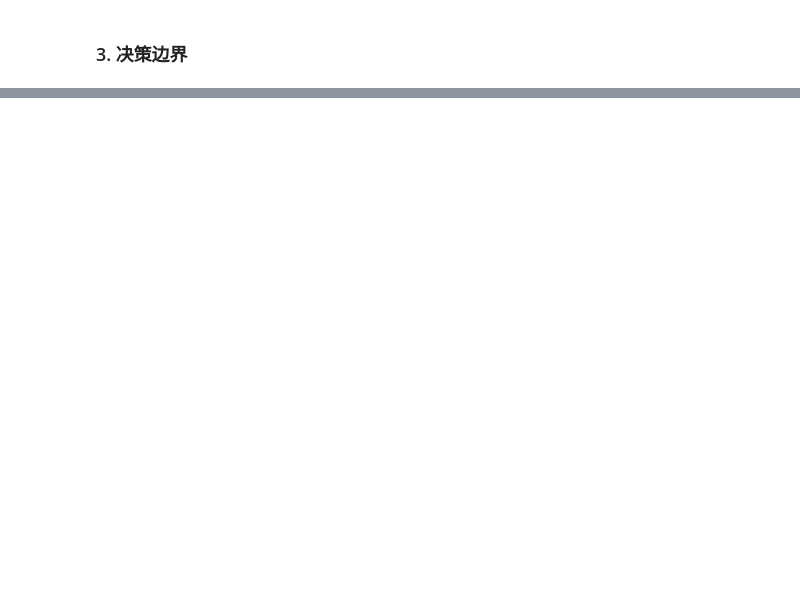
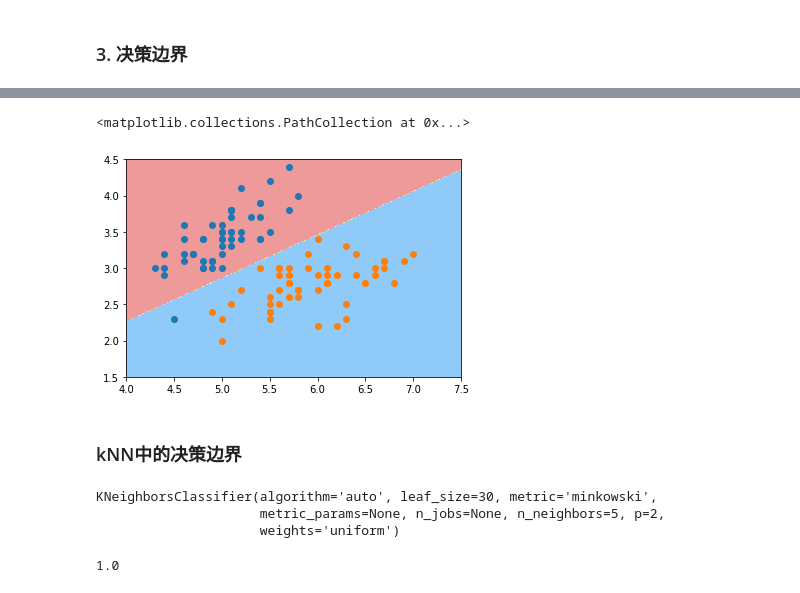
Before and after one commit to NovemberChopin/machine-learning, a Jupyter notebook: ML-Base-MOOC/chapt-7 Logistic Regression/02-Logistic Regression(2).ipynb, the cells around one changed output, grey strips where cells are left out. Saved outputs shown, nothing was run; the diff lists cells and outputs as text; code cells hidden in the pictures; blank space fills up the shorter version.

```diff
--- a/ML-Base-MOOC/chapt-7 Logistic Regression/02-Logistic Regression(2).ipynb
+++ b/ML-Base-MOOC/chapt-7 Logistic Regression/02-Logistic Regression(2).ipynb
@@ -95,0 +103,25 @@ plt.plot(x1_plot, x2_plot)
+# %%
+def plot_decision_boundary(model, axis):
+
+    x0, x1 = np.meshgrid(
+        np.linspace(axis[0], axis[1], int((axis[1] - axis[0])*100)).reshape(1, -1),
+        np.linspace(axis[2], axis[3], int((axis[3] - axis[2])*100)).reshape(-1, 1)
+    )
+    X_new = np.c_[x0.ravel(), x1.ravel()]
+
+    y_predic = model.predict(X_new)
+    zz = y_predic.reshape(x0.shape)
+
+    from matplotlib.colors import ListedColormap
+    custom_cmap = ListedColormap(['#EF9A9A', '#FFF590', '#90CAF9'])
+
+    plt.contourf(x0, x1, zz, linewidth=5, cmap=custom_cmap)
+# %%
+plot_decision_boundary(log_reg, axis=[4, 7.5, 1.5, 4.5])
+plt.scatter(X[y==0, 0], X[y==0, 1])
+plt.scatter(X[y==1, 0], X[y==1, 1])
+# %% [output]
+<matplotlib.collections.PathCollection at 0x...>
+[figure, added]
+# %% [markdown]
+### kNN中的决策边界
@@ -95,0 +130,11 @@ plt.plot(x1_plot, x2_plot)
+# %%
+knn_clf = KNeighborsClassifier()
+knn_clf.fit(X_train, y_train)
+# %% [output]
+KNeighborsClassifier(algorithm='auto', leaf_size=30, metric='minkowski',
+                     metric_params=None, n_jobs=None, n_neighbors=5, p=2,
+                     weights='uniform')
+# %%
+knn_clf.score(X_test, y_test)
+# %% [output]
+1.0
```
Also changed, not shown: parts of 12 cells of this notebook.
